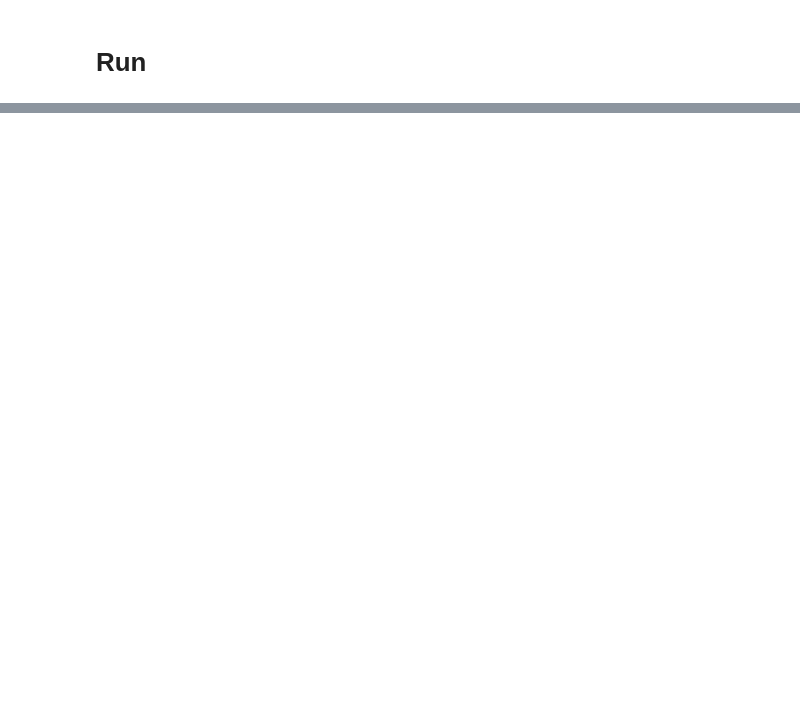
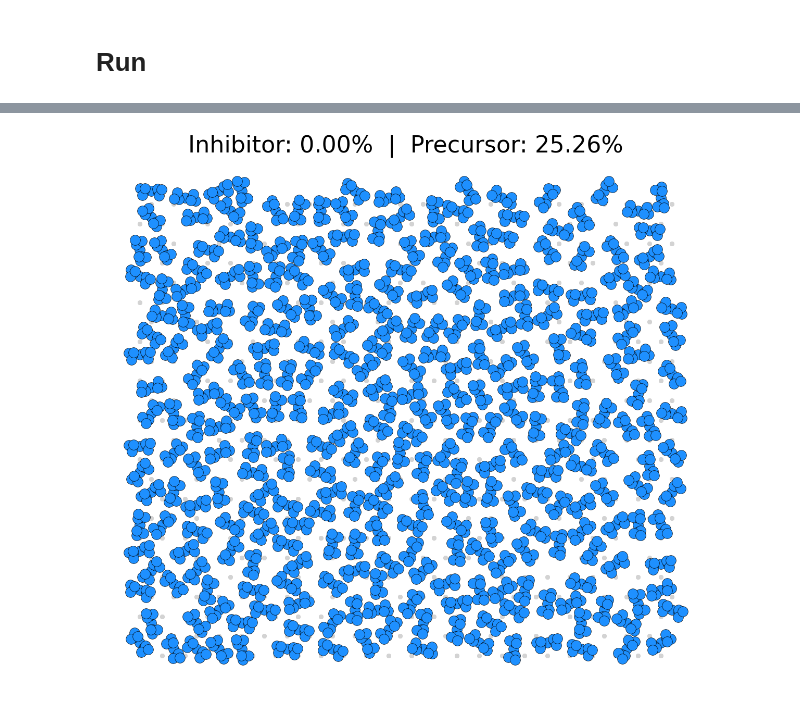
Before and after one commit to HuyBap/ALD-AS-ALD-Simulation-Model-, a Jupyter notebook: PyASALD_V6.ipynb, the cells around one changed output, grey strips where cells are left out. Saved outputs shown, nothing was run; the diff lists cells and outputs as text; code cells hidden in the pictures; blank space fills up the shorter version.

```diff
--- a/PyASALD_V6.ipynb
+++ b/PyASALD_V6.ipynb
@@ -1336,15 +1328,37 @@ print(f'{"="*60}')
 # %%
 from ase.visualize.plot import plot_atoms
 import matplotlib.pyplot as plt
-fig, ax = plt.subplots(figsize=(15, 15))
-# Legend
+
+fig, ax = plt.subplots(figsize=(12, 12))
+
+# Surface atoms
+slab_pos = slab.get_positions()
+ax.scatter(slab_pos[:, 0], slab_pos[:, 1], s=30, c='lightgray', zorder=1, label='Surface')
+
+# Inhibitor
+for mol in ads_inhibitor_molecules:
+    pos = mol.get_positions()
+    ax.scatter(pos[:, 0], pos[:, 1], s=200, c='orangered',
+               edgecolors='black', linewidths=0.5, zorder=3)
+
+# Precursor
+for mol in ads_precursor_molecules:
+    pos = mol.get_positions()
+    ax.scatter(pos[:, 0], pos[:, 1], s=200, c='dodgerblue',
+               edgecolors='black', linewidths=0.5, zorder=3)
+
 from matplotlib.patches import Patch
 legend_elements = [
-    Patch(label=f'Point Coverage of Inhibitor ({inhibitor_point_coverage:.2f}%)'),
-    Patch(label=f'Point Coverage of Precursor ({precursor_point_coverage:.2f}%)'),
+    Patch(facecolor='lightgray',  label='Surface'),
+    Patch(facecolor='orangered',  label=f'Inhibitor ({total_inhibitors})'),
+    Patch(facecolor='dodgerblue', label=f'Precursor ({total_precursors})'),
 ]
-ax.legend(handles=legend_elements, loc='lower right', fontsize=12)
-plot_atoms(final_structure, ax, rotation=('0x,0y,0z'), show_unit_cell=2)
-plt.axis('off')
-plt.savefig('topview3.png', dpi=300, bbox_inches='tight')
+#ax.legend(handles=legend_elements, fontsize=13, loc='upper right')
+ax.set_aspect('equal')
+ax.set_title(f'Inhibitor: {inhibitor_point_coverage:.2f}%  |  Precursor: {precursor_point_coverage:.2f}%', fontsize=32)
+ax.axis('off')
+plt.tight_layout()
+plt.savefig('TiN_SiO2_topview.png', dpi=300, bbox_inches='tight')
 plt.show()
+# %% [output]
+[figure, added]
```
Also changed, not shown: parts of 25 cells of this notebook.
